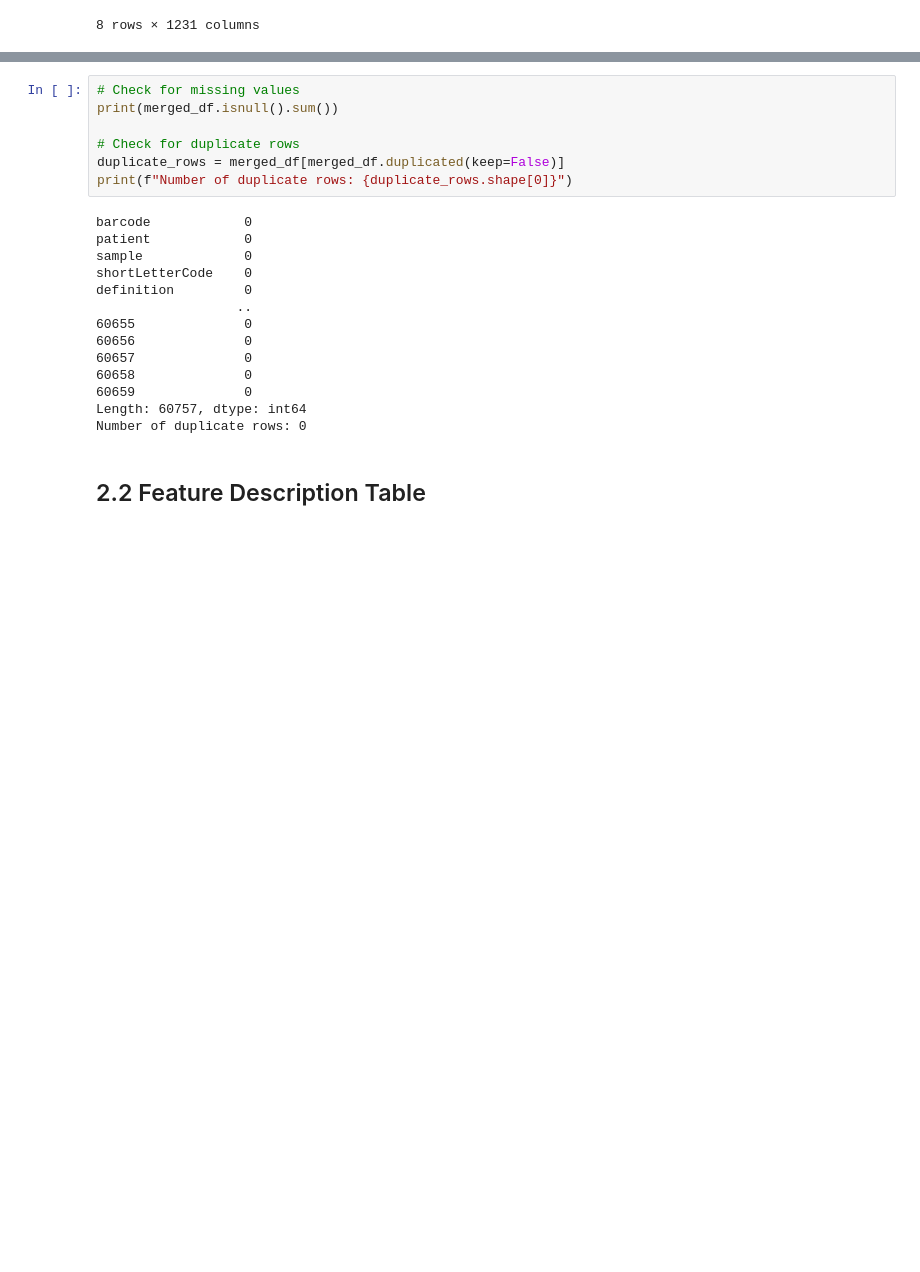
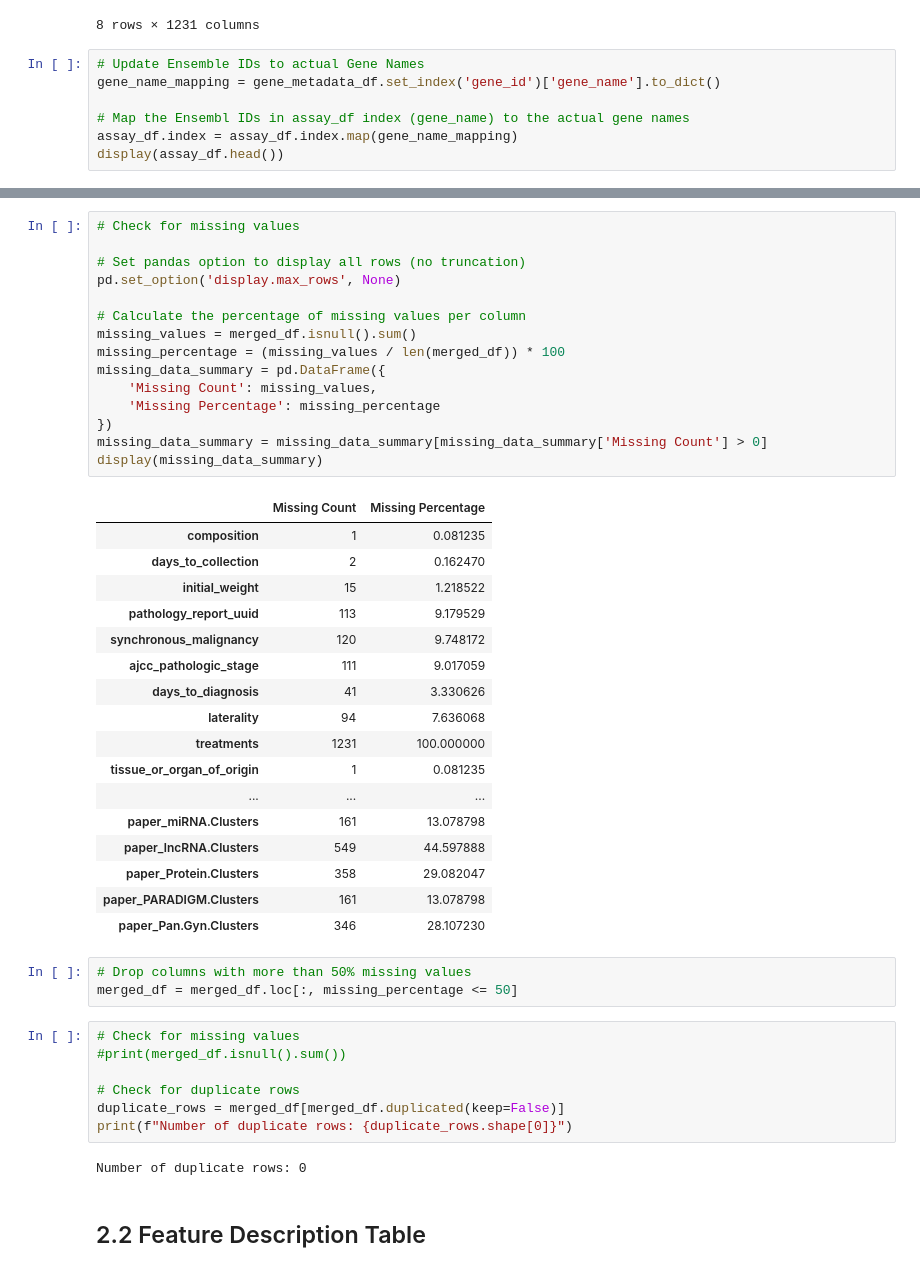
Before and after one commit to Langara-DataHub/DANA-4830-Project, a Jupyter notebook: TCGA-BRCA-Classification.ipynb, the cells around one changed output, grey strips where cells are left out. Cells and saved outputs as stored; diff of their text form; blank space fills up the shorter version.

```diff
--- a/TCGA-BRCA-Classification.ipynb
+++ b/TCGA-BRCA-Classification.ipynb
@@ -139,3 +155,10 @@ Summary Statistics:
 | 75% | 5.600000e+01 | 82.000000 | 103.000000 | 71.000000 | ... |
 | max | 1.188852e+06 | 838143.000000 | 885193.000000 | 494952.000000 | ... |
 8 rows × 1231 columns
+# %%
+# Update Ensemble IDs to actual Gene Names
+gene_name_mapping = gene_metadata_df.set_index('gene_id')['gene_name'].to_dict()
+
+# Map the Ensembl IDs in assay_df index (gene_name) to the actual gene names
+assay_df.index = assay_df.index.map(gene_name_mapping)
+display(assay_df.head())
@@ -167,23 +191,47 @@ Merged Dataset Information:
+# %%
+# Check for missing values
+
+# Set pandas option to display all rows (no truncation)
+pd.set_option('display.max_rows', None)
+
+# Calculate the percentage of missing values per column
+missing_values = merged_df.isnull().sum()
+missing_percentage = (missing_values / len(merged_df)) * 100
+missing_data_summary = pd.DataFrame({
+    'Missing Count': missing_values,
+    'Missing Percentage': missing_percentage
+})
+missing_data_summary = missing_data_summary[missing_data_summary['Missing Count'] > 0]
+display(missing_data_summary)
+# %% [output]
+|  | Missing Count | Missing Percentage |
+| composition | 1 | 0.081235 |
+| days_to_collection | 2 | 0.162470 |
+| initial_weight | 15 | 1.218522 |
+| pathology_report_uuid | 113 | 9.179529 |
+| synchronous_malignancy | 120 | 9.748172 |
+| ajcc_pathologic_stage | 111 | 9.017059 |
+| days_to_diagnosis | 41 | 3.330626 |
+| laterality | 94 | 7.636068 |
+| treatments | 1231 | 100.000000 |
+| tissue_or_organ_of_origin | 1 | 0.081235 |
+| ... | ... | ... |
+| paper_miRNA.Clusters | 161 | 13.078798 |
+| paper_lncRNA.Clusters | 549 | 44.597888 |
+| paper_Protein.Clusters | 358 | 29.082047 |
+| paper_PARADIGM.Clusters | 161 | 13.078798 |
+| paper_Pan.Gyn.Clusters | 346 | 28.107230 |
+# %%
+# Drop columns with more than 50% missing values
+merged_df = merged_df.loc[:, missing_percentage <= 50]
 # %%
 # Check for missing values
-print(merged_df.isnull().sum())
+#print(merged_df.isnull().sum())
 
 # Check for duplicate rows
 duplicate_rows = merged_df[merged_df.duplicated(keep=False)]
 print(f"Number of duplicate rows: {duplicate_rows.shape[0]}")
 # %% [output]
-barcode            0
-patient            0
-sample             0
-shortLetterCode    0
-definition         0
-                  ..
-60655              0
-60656              0
-60657              0
-60658              0
-60659              0
-Length: 60757, dtype: int64
 Number of duplicate rows: 0
 # %% [markdown]
 ## 2.2 Feature Description Table <a name="2.2"></a>
```
Also changed, not shown: parts of 4 cells of this notebook.
